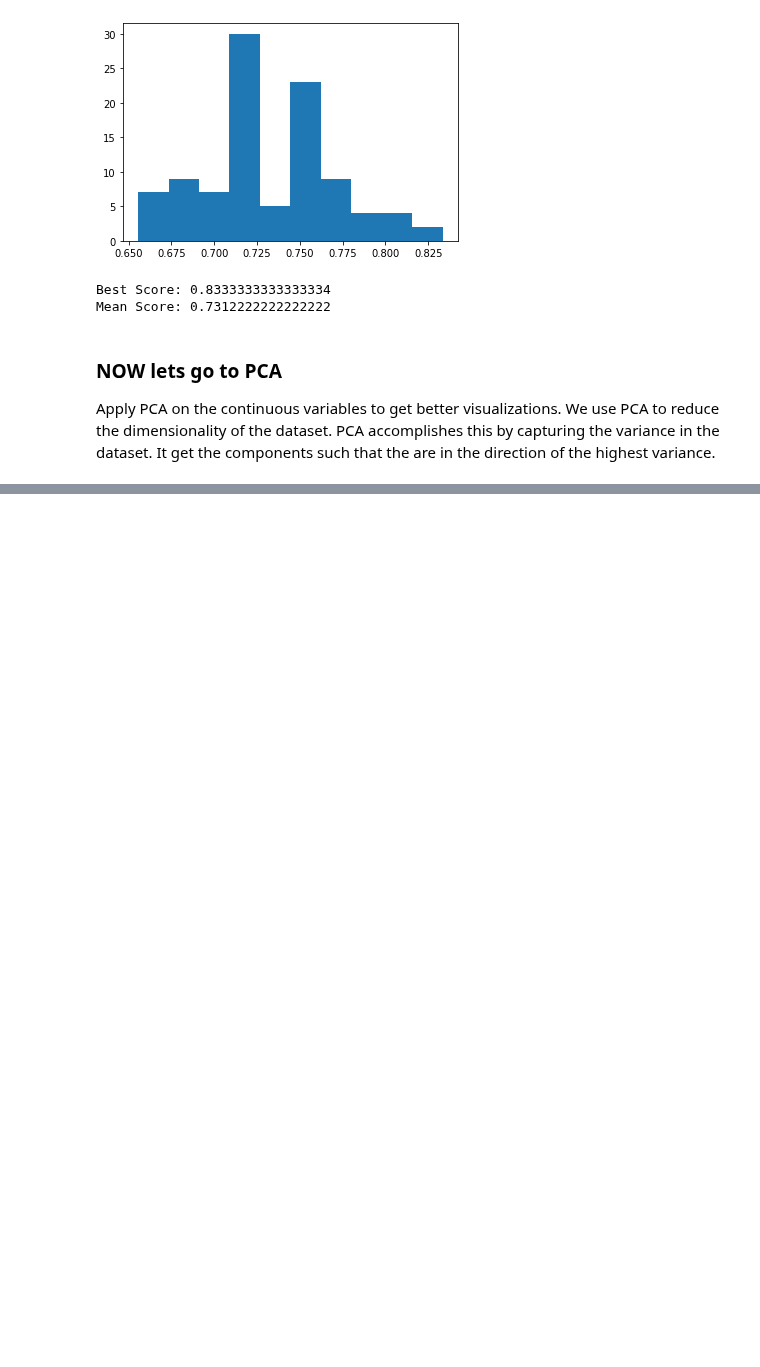
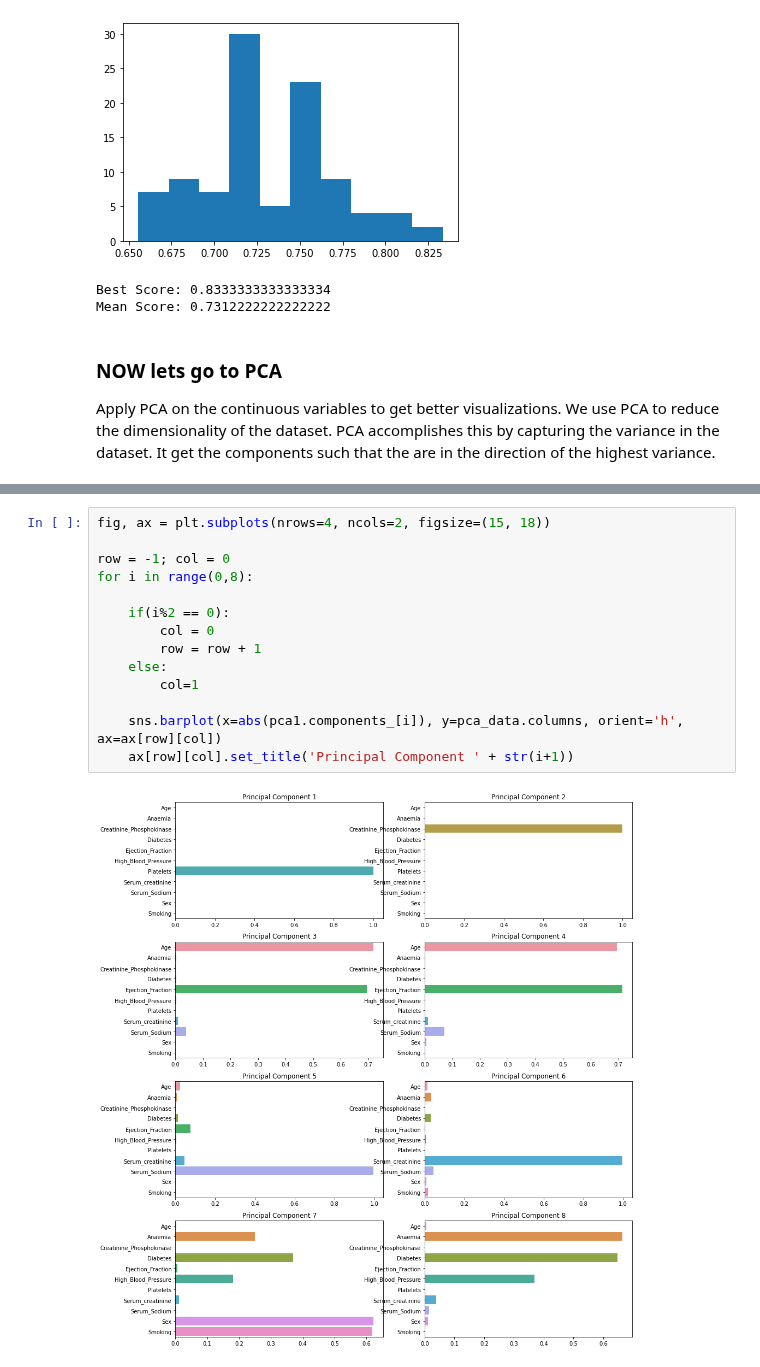
Before and after one commit to spros1/HeartFailureAnalysis, a Jupyter notebook: ExcerA_Heart_Failure.ipynb, the cells around one changed output, grey strips where cells are left out. Cells and saved outputs as stored; diff of their text form; blank space fills up the shorter version.

```diff
--- a/ExcerA_Heart_Failure.ipynb
+++ b/ExcerA_Heart_Failure.ipynb
@@ -382,0 +393,16 @@ transformed_df.head()
+# %%
+fig, ax = plt.subplots(nrows=4, ncols=2, figsize=(15, 18))
+
+row = -1; col = 0
+for i in range(0,8):
+
+    if(i%2 == 0):
+        col = 0
+        row = row + 1
+    else:
+        col=1
+
+    sns.barplot(x=abs(pca1.components_[i]), y=pca_data.columns, orient='h', ax=ax[row][col])
+    ax[row][col].set_title('Principal Component ' + str(i+1))
+# %% [output]
+[figure, added]
```
Also changed, not shown: parts of 10 cells of this notebook.
